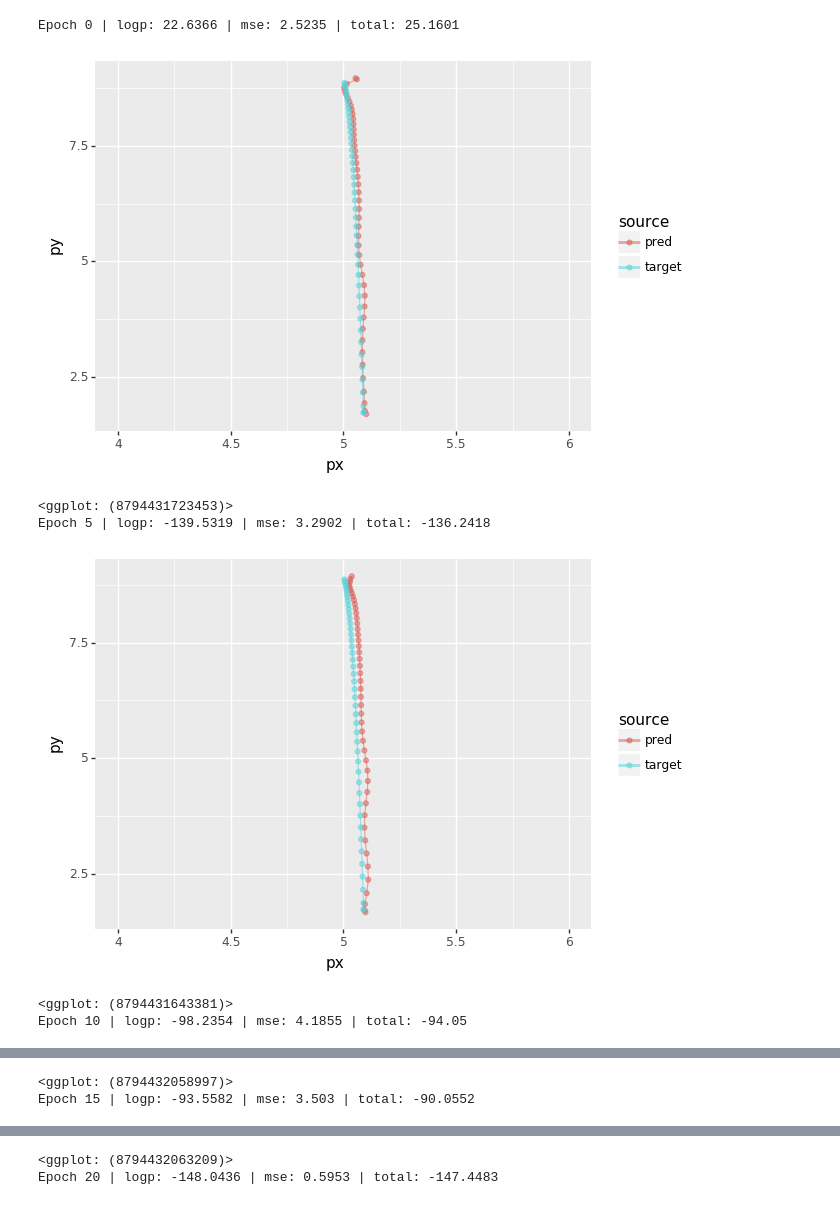
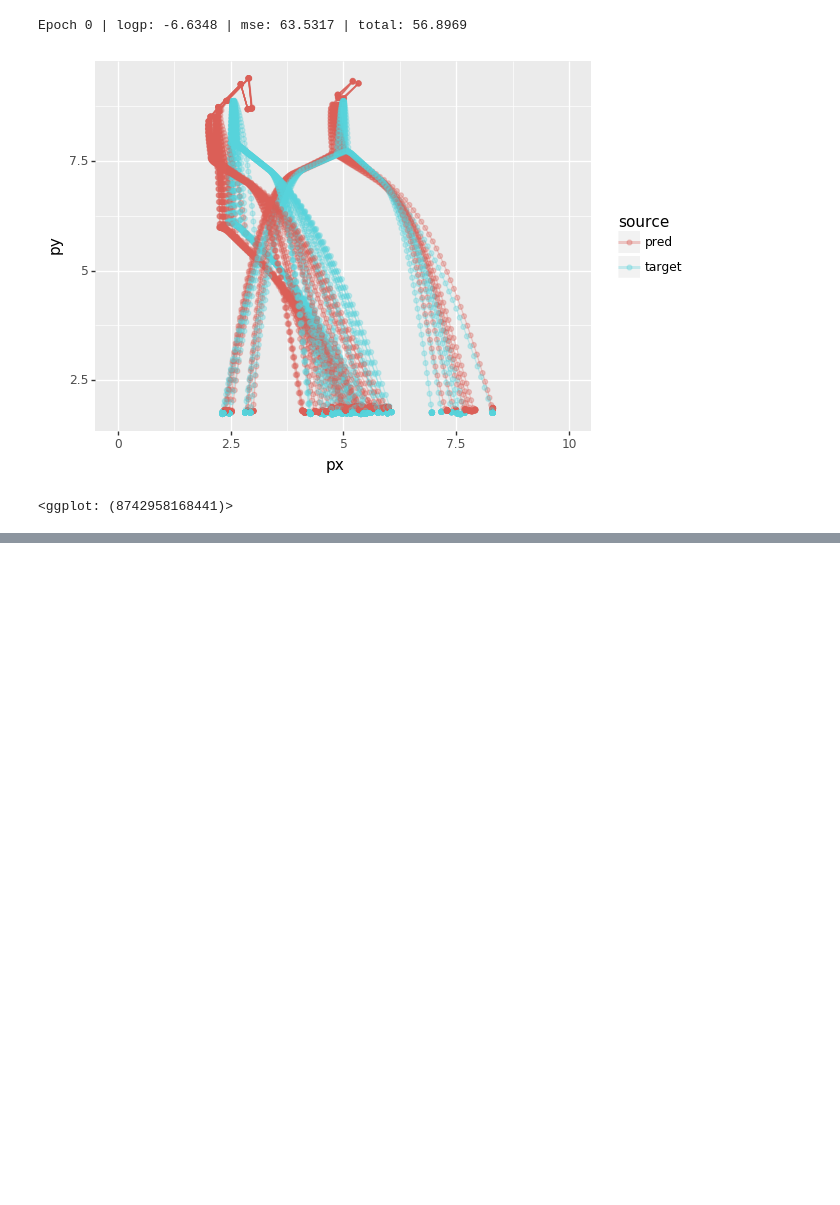
Before and after one commit to tepzhang/plinko_nn, a Jupyter notebook: scripts/train_gru.ipynb, the cells around one changed output, grey strips where cells are left out. Saved outputs shown, nothing was run; the diff lists cells and outputs as text; code cells hidden in the pictures; blank space fills up the shorter version.

Commit message:
batch plot prediction

```diff
--- a/scripts/train_gru.ipynb
+++ b/scripts/train_gru.ipynb
@@ -37,7 +37,7 @@ df_env = pd.read_feather(repo_path + '/data/simulations/sim_environment.feather'
 df_col = pd.read_feather(repo_path + '/data/simulations/sim_collisions.feather')
 # %%
 sim_data = data_utils.get_sim_data(df_ball, df_col)
-selected_runs = sim_data[(sim_data.num_collisions == 1)
+selected_runs = sim_data[(sim_data.num_collisions == 2)
                          & (sim_data.duration < 100)
                          & (sim_data.run <= 20)]
 simulations, environments = data_utils.create_task_df(selected_runs, df_ball, df_env)
@@ -72,44 +72,43 @@ dataloader = DataLoader(dataset, batch_size=64, shuffle=False)
 max_t = simulations.t.max()
 epochs = 100
 losses = []
-for epoch in tqdm(range(epochs+1)):
-# for epoch in tqdm(range(100)):
+# for epoch in tqdm(range(epochs+1)):
+for epoch in tqdm(range(10)):
     epoch_loss = 0
     epoch_mse_loss = 0
     epoch_logp_loss = 0
     for batch_i, batch in enumerate(dataloader):
         optimizer.zero_grad()
 
         gm = model(batch['envs'], batch['states'], 0)
         targets = batch['targets']
 
         logp_loss = get_logp_loss(gm, targets)
         mse_loss = 10*get_mu_mse_loss(gm, targets)
         loss = logp_loss + mse_loss
         loss.backward(retain_graph=True)
         optimizer.step()
         epoch_loss += loss
         epoch_logp_loss += logp_loss
         epoch_mse_loss += mse_loss
         losses.append((epoch, batch_i, float(loss)))
 
 
-    if epoch%5 == 0:
+    if epoch%1 == 0:
         print('Epoch {} | logp: {} | mse: {} | total: {}'.format(epoch,
                                                                  round(float(epoch_logp_loss), 4),
                                                                  round(float(epoch_mse_loss), 4),
                                                                  round(float(epoch_loss), 4)))
         # plot model prediction and target
         gm_mu = get_mu_position(gm)
-        plinko_plot.plot_pred_target(gm_mu, targets, 0)
+#         prediction = gm_mu
+#         target = targets
+#         sim_range = range(29)
+        plinko_plot.plot_pred_target(gm_mu, targets, range(49))
 
 # torch.save(model.state_dict(), 'gru.model')
 # %% [output]
 [interactive output not drawn]
-Epoch 0 | logp: 22.6366 | mse: 2.5235 | total: 25.1601
+Epoch 0 | logp: -6.6348 | mse: 63.5317 | total: 56.8969
-[figure, old version]
+[figure, new version]
-<ggplot: (8794431723453)>
-Epoch 5 | logp: -139.5319 | mse: 3.2902 | total: -136.2418
+<ggplot: (8742958168441)>
-[figure, removed]
-<ggplot: (8794431643381)>
-Epoch 10 | logp: -98.2354 | mse: 4.1855 | total: -94.05
@@ -117,2 +114,0 @@ Epoch 10 | logp: -98.2354 | mse: 4.1855 | total: -94.05
-<ggplot: (8794432058997)>
-Epoch 15 | logp: -93.5582 | mse: 3.503 | total: -90.0552
@@ -120,2 +114,0 @@ Epoch 15 | logp: -93.5582 | mse: 3.503 | total: -90.0552
-<ggplot: (8794432063209)>
-Epoch 20 | logp: -148.0436 | mse: 0.5953 | total: -147.4483
```
Also changed, not shown: parts of 1 cell of this notebook, 1 other file.
